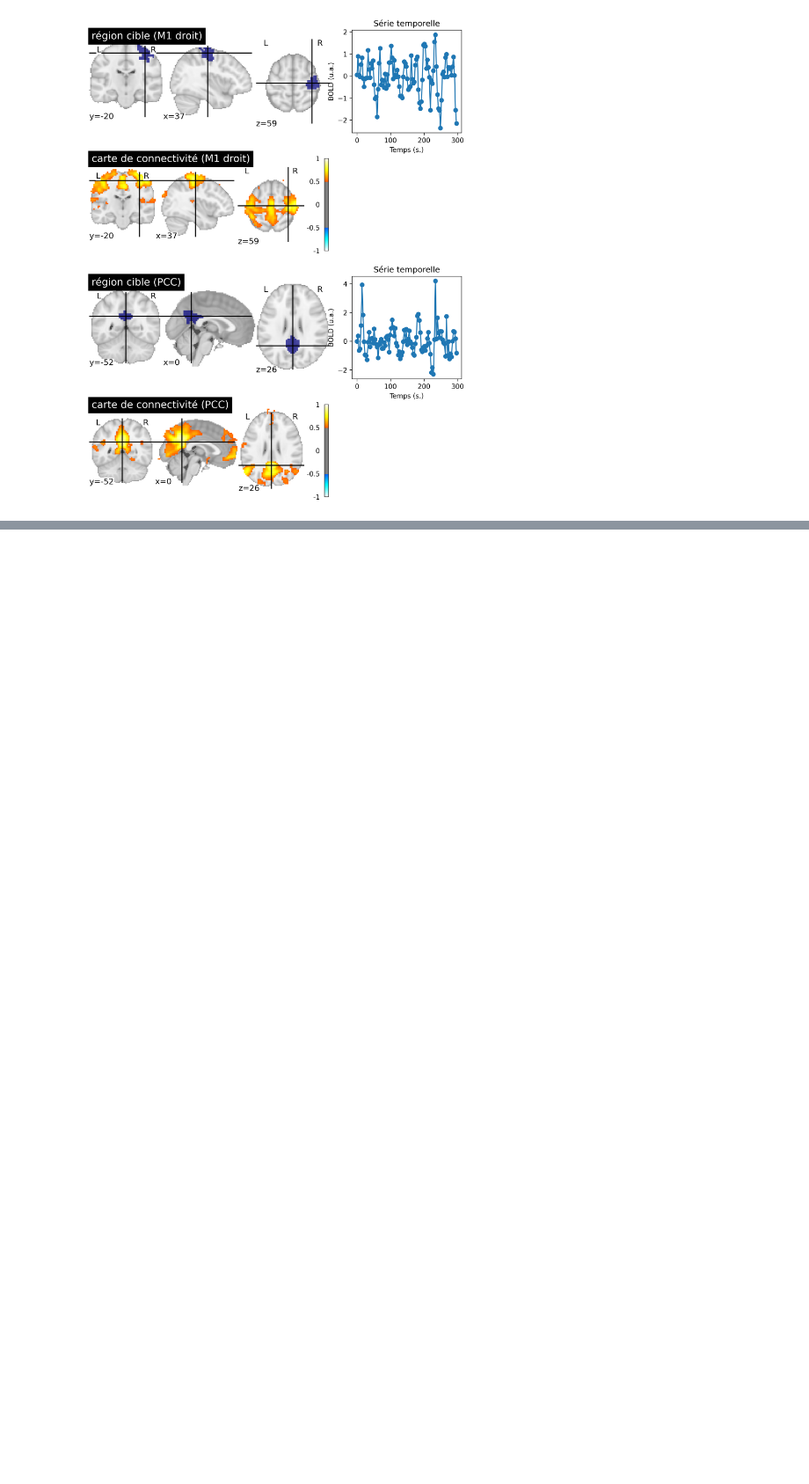
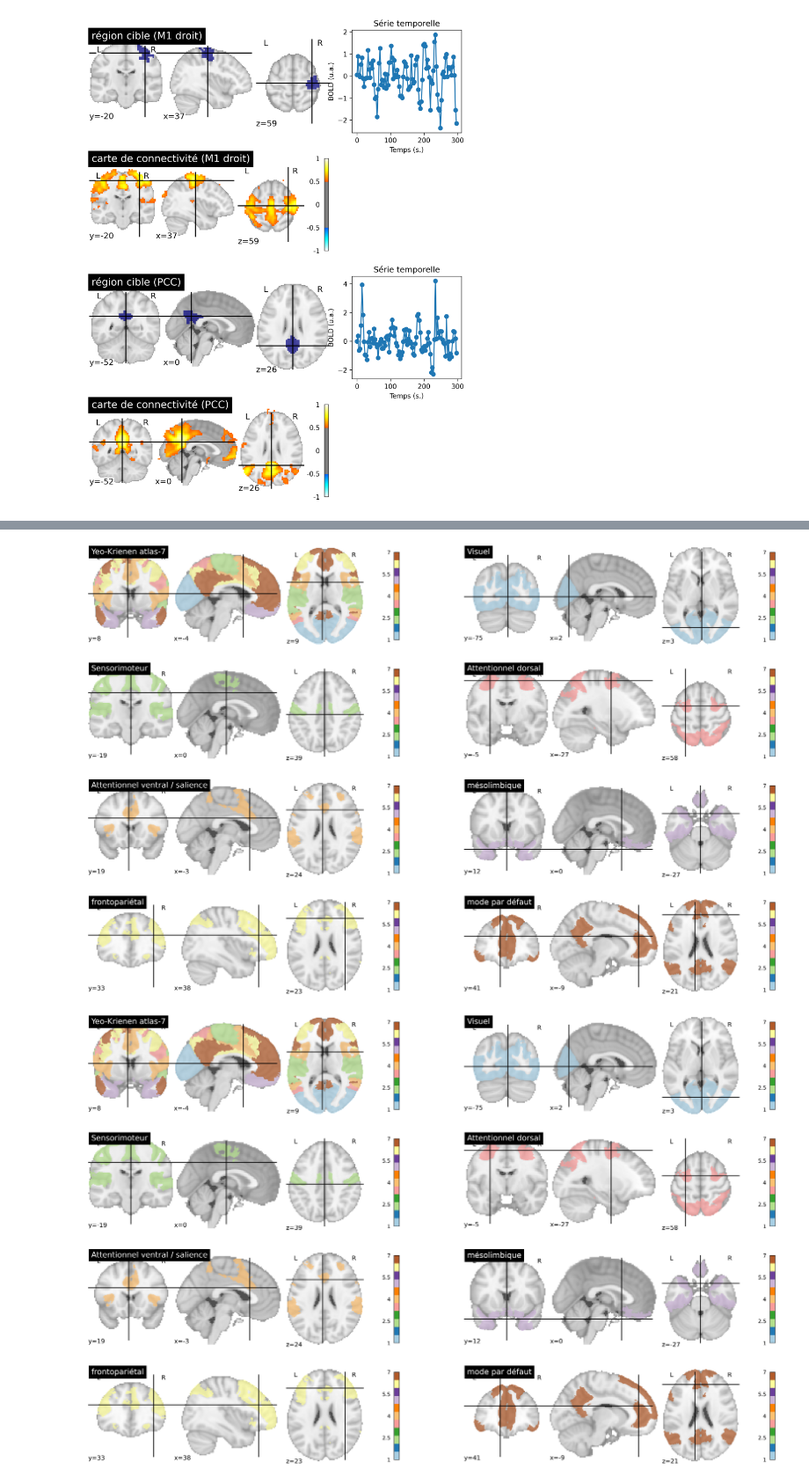
Before and after one commit to methodes-cogneuro/methodes-cogneuro.github.io, a Jupyter notebook: _sources/connectivite.ipynb, the cells around one changed output, grey strips where cells are left out. Shown at 88% size. Drawn from its saved outputs; the diff is of its cells as text; code cells hidden in the pictures; blank space fills up the shorter version.

```diff
--- a/_sources/connectivite.ipynb
+++ b/_sources/connectivite.ipynb
@@ -387 +488,53 @@ HTML('<iframe width="560" height="315" src="https://www.youtube.com/embed/5v4nnQ
+# %%
+import warnings
+warnings.filterwarnings("ignore")
+
+from nilearn import datasets # Fetch data using nilearn
+atlas_yeo = datasets.fetch_atlas_yeo_2011()        # the Yeo-Krienen atlas
+
+# initialisation de la figure
+fig = plt.figure(figsize=(24, 16), dpi=300)
+
+# Let's plot the Yeo-Krienen 7 clusters parcellation
+from nilearn import plotting
+from nilearn.image import math_img
+import matplotlib.pyplot as plt
+ax_plot = plt.subplot(4, 2, 1)
+plotting.plot_roi(atlas_yeo.thick_7, title='Yeo-Krienen atlas-7',
+                  colorbar=True, cmap='Paired', axes=ax_plot)
+
+ax_plot = plt.subplot(4, 2, 2)
+plotting.plot_roi(math_img('(img==1).astype(\'float\')', img=atlas_yeo.thick_7), title='Visuel',
+                  colorbar=True, cmap='Paired', axes=ax_plot, vmin=1, vmax=7)
+
+ax_plot = plt.subplot(4, 2, 3)
+plotting.plot_roi(math_img('2 * (img==2).astype(\'float\')', img=atlas_yeo.thick_7), title='Sensorimoteur',
+                  colorbar=True, cmap='Paired', axes=ax_plot, vmin=1, vmax=7)
+
+ax_plot = plt.subplot(4, 2, 4)
+plotting.plot_roi(math_img('3 * (img==3).astype(\'float\')', img=atlas_yeo.thick_7), title='Attentionnel dorsal',
+                  cut_coords=(-27, -5, 58), colorbar=True, cmap='Paired', axes=ax_plot, vmin=1, vmax=7)
+
+ax_plot = plt.subplot(4, 2, 5)
+plotting.plot_roi(math_img('4 * (img==4).astype(\'float\')', img=atlas_yeo.thick_7), title='Attentionnel ventral / salience',
+                  cut_coords=(-3, 19, 24), colorbar=True, cmap='Paired', axes=ax_plot, vmin=1, vmax=7)
+
+ax_plot = plt.subplot(4, 2, 6)
+plotting.plot_roi(math_img('5 * (img==5).astype(\'float\')', img=atlas_yeo.thick_7), title='mésolimbique',
+                  colorbar=True, cmap='Paired', axes=ax_plot, vmin=1, vmax=7)
+
+ax_plot = plt.subplot(4, 2, 7)
+plotting.plot_roi(math_img('6 * (img==6).astype(\'float\')', img=atlas_yeo.thick_7), title='frontopariétal',
+                  colorbar=True, cmap='Paired', axes=ax_plot, vmin=1, vmax=7)
+
+ax_plot = plt.subplot(4, 2, 8)
+plotting.plot_roi(math_img('7 * (img==7).astype(\'float\')', img=atlas_yeo.thick_7), title='mode par défaut',
+                  colorbar=True, cmap='Paired', axes=ax_plot, vmin=1, vmax=7)
+
+# Glue the figure
+from myst_nb import glue
+glue("yeo-krienen-fig", fig, display=False)
+# %% [output]
+[figure, added]
+[figure, added]
 # %% [markdown]
```
Also changed, not shown: parts of 14 cells of this notebook, 24 other files.
